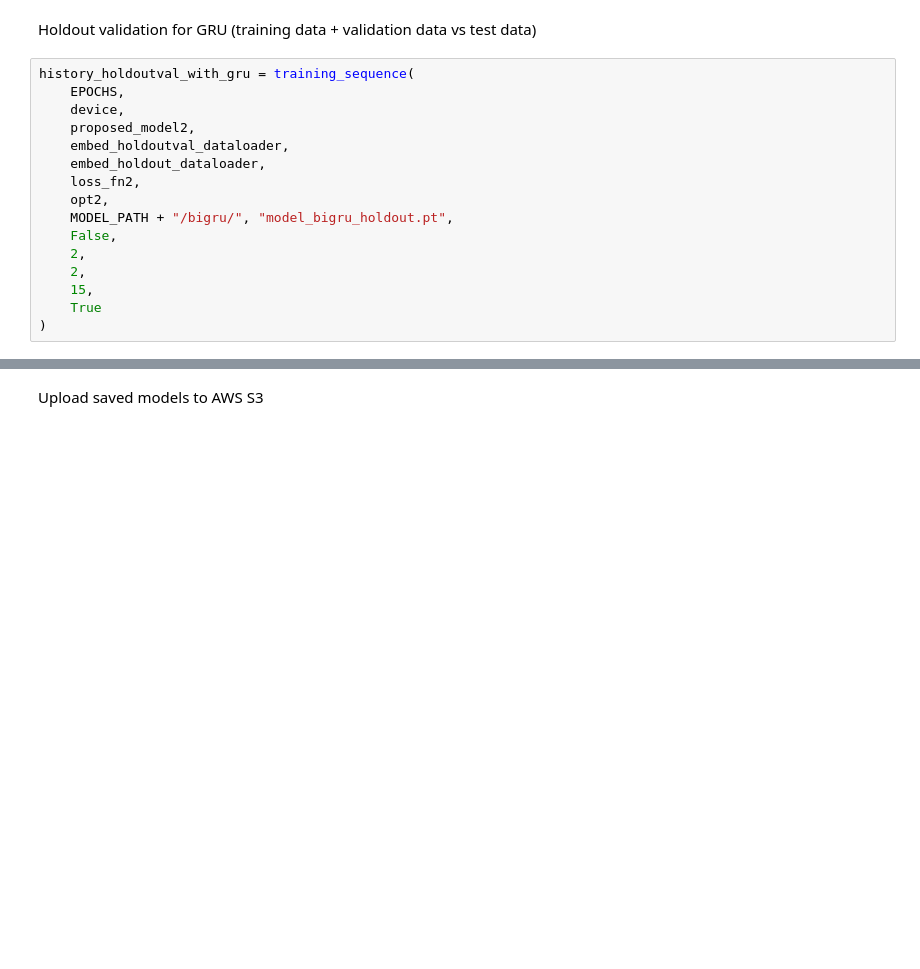
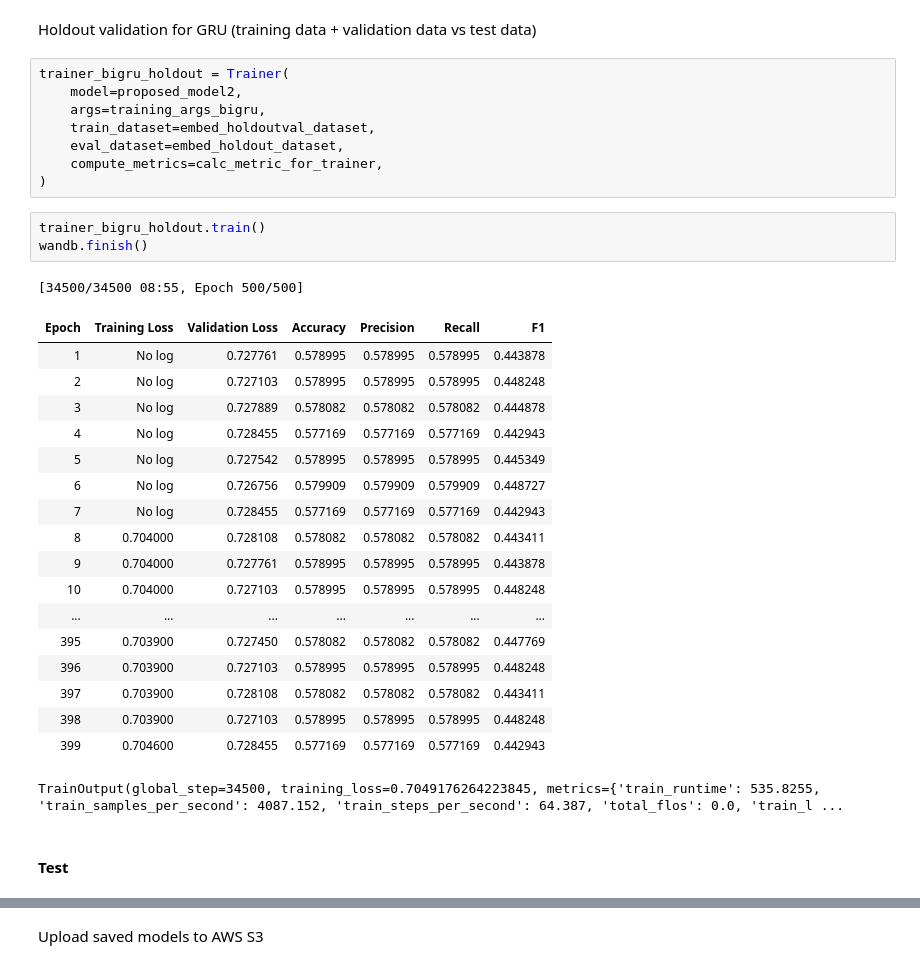
Before and after one commit to Kelompok-7-PPT-S2-IF-ITB/game-review, a Jupyter notebook: BERT_BiLSTM_Game_Review.ipynb, the cells around one changed output, grey strips where cells are left out. Drawn from its saved outputs; the diff is of its cells as text; blank space fills up the shorter version.

```diff
--- a/BERT_BiLSTM_Game_Review.ipynb
+++ b/BERT_BiLSTM_Game_Review.ipynb
@@ -975,18 +875,35 @@ history_with_gru = training_sequence(
 # %% [markdown]
 Holdout validation for GRU (training data + validation data vs test data)
-# %%
-history_holdoutval_with_gru = training_sequence(
-    EPOCHS,
-    device,
-    proposed_model2,
-    embed_holdoutval_dataloader,
-    embed_holdout_dataloader,
-    loss_fn2,
-    opt2,
-    MODEL_PATH + "/bigru/", "model_bigru_holdout.pt",
-    False,
-    2,
-    2,
-    15,
-    True
-)
+# %%
+trainer_bigru_holdout = Trainer(
+    model=proposed_model2,
+    args=training_args_bigru,
+    train_dataset=embed_holdoutval_dataset,
+    eval_dataset=embed_holdout_dataset,
+    compute_metrics=calc_metric_for_trainer,
+)
+# %%
+trainer_bigru_holdout.train()
+wandb.finish()
+# %% [output]
+[34500/34500 08:55, Epoch 500/500]
+| Epoch | Training Loss | Validation Loss | Accuracy | Precision | Recall | F1 |
+| 1 | No log | 0.727761 | 0.578995 | 0.578995 | 0.578995 | 0.443878 |
+| 2 | No log | 0.727103 | 0.578995 | 0.578995 | 0.578995 | 0.448248 |
+| 3 | No log | 0.727889 | 0.578082 | 0.578082 | 0.578082 | 0.444878 |
+| 4 | No log | 0.728455 | 0.577169 | 0.577169 | 0.577169 | 0.442943 |
+| 5 | No log | 0.727542 | 0.578995 | 0.578995 | 0.578995 | 0.445349 |
+| 6 | No log | 0.726756 | 0.579909 | 0.579909 | 0.579909 | 0.448727 |
+| 7 | No log | 0.728455 | 0.577169 | 0.577169 | 0.577169 | 0.442943 |
+| 8 | 0.704000 | 0.728108 | 0.578082 | 0.578082 | 0.578082 | 0.443411 |
+| 9 | 0.704000 | 0.727761 | 0.578995 | 0.578995 | 0.578995 | 0.443878 |
+| 10 | 0.704000 | 0.727103 | 0.578995 | 0.578995 | 0.578995 | 0.448248 |
+| ... | ... | ... | ... | ... | ... | ... |
+| 395 | 0.703900 | 0.727450 | 0.578082 | 0.578082 | 0.578082 | 0.447769 |
+| 396 | 0.703900 | 0.727103 | 0.578995 | 0.578995 | 0.578995 | 0.448248 |
+| 397 | 0.703900 | 0.728108 | 0.578082 | 0.578082 | 0.578082 | 0.443411 |
+| 398 | 0.703900 | 0.727103 | 0.578995 | 0.578995 | 0.578995 | 0.448248 |
+| 399 | 0.704600 | 0.728455 | 0.577169 | 0.577169 | 0.577169 | 0.442943 |
+TrainOutput(global_step=34500, training_loss=0.7049176264223845, metrics={'train_runtime': 535.8255, 'train_samples_per_second': 4087.152, 'train_steps_per_second': 64.387, 'total_flos': 0.0, 'train_l ...
+# %% [markdown]
+#### Test
```
Also changed, not shown: parts of 91 cells of this notebook.
